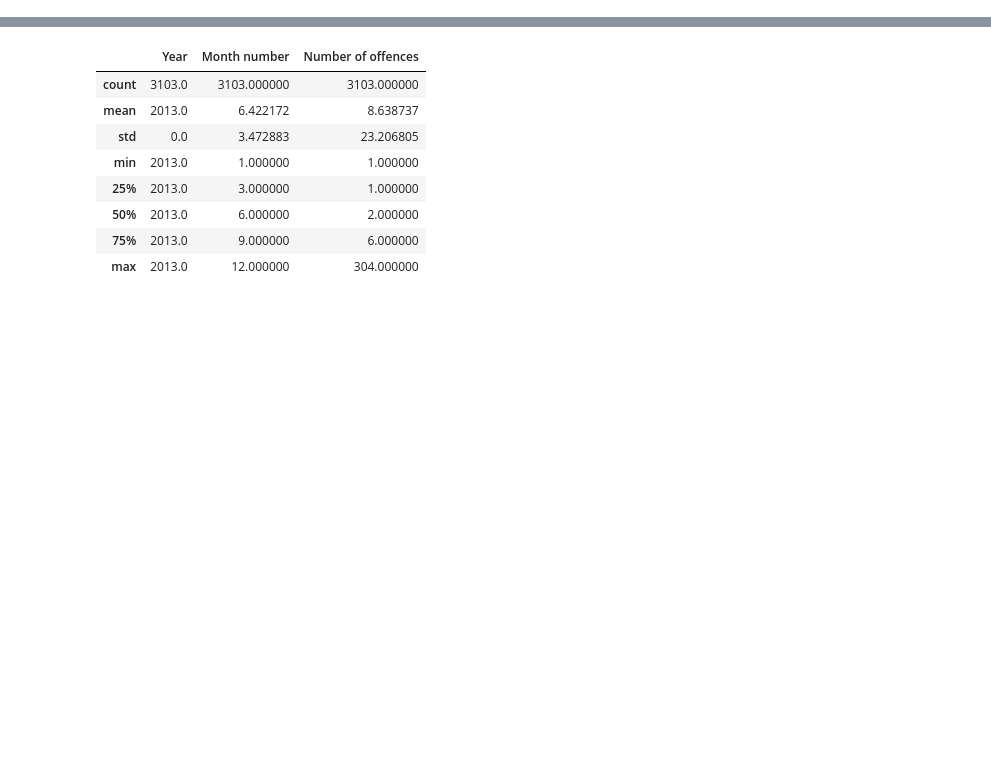
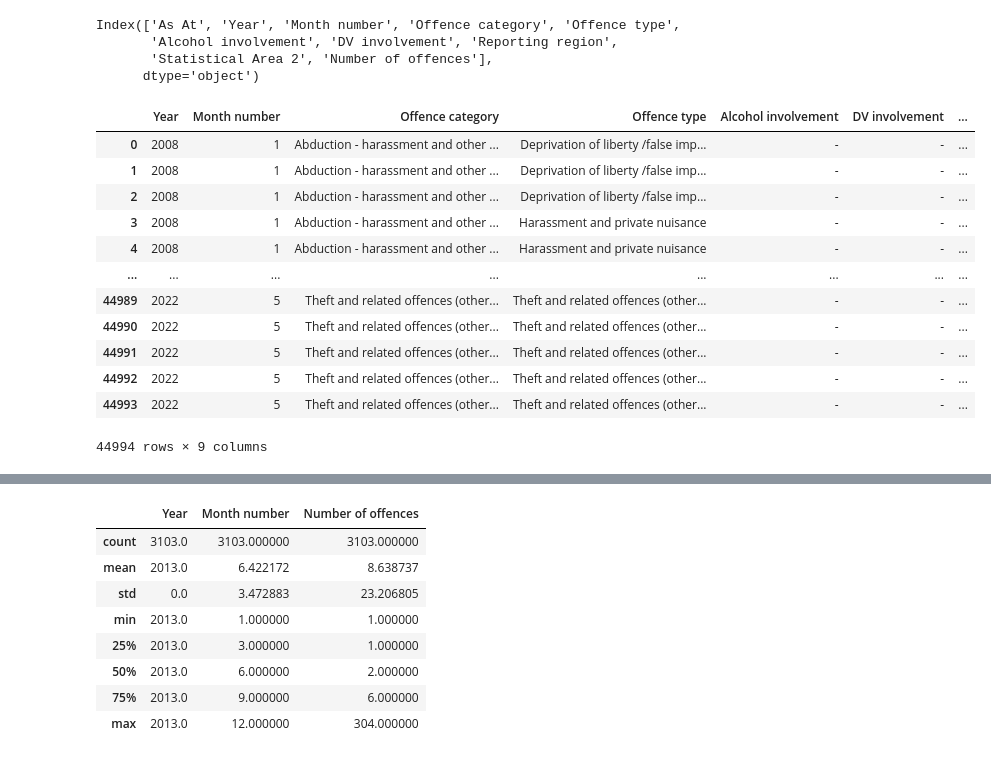
Before and after one commit to ShantiRoseCodes/solo_project, a Jupyter notebook: Domestic Violence.ipynb, the cells around one changed output, grey strips where cells are left out. Cells and saved outputs as stored; diff of their text form; code cells hidden in the pictures; blank space fills up the shorter version.

Commit message:
Crime trends based on number of offences.

```diff
--- a/Domestic Violence.ipynb
+++ b/Domestic Violence.ipynb
@@ -37,4 +38,26 @@ nt_df = pd.read_csv('nt_crime_statistics_may_2022.csv')
 # might use Southern Australia data for comparison
 sa_df = pd.read_csv('2013-14-data_sa_crime.csv')
+# %%
+nt_df.keys()
+# %% [output]
+Index(['As At', 'Year', 'Month number', 'Offence category', 'Offence type',
+       'Alcohol involvement', 'DV involvement', 'Reporting region',
+       'Statistical Area 2', 'Number of offences'],
+      dtype='object')
 # %%
 nt_df.columns = [colname.strip() for colname in nt_df.columns]
+nt_df.drop('As At', axis = 1)
+# %% [output]
+|  | Year | Month number | Offence category | Offence type | Alcohol involvement | DV involvement | ... |
+| 0 | 2008 | 1 | Abduction - harassment and other ... | Deprivation of liberty /false imp... | - | - | ... |
+| 1 | 2008 | 1 | Abduction - harassment and other ... | Deprivation of liberty /false imp... | - | - | ... |
+| 2 | 2008 | 1 | Abduction - harassment and other ... | Deprivation of liberty /false imp... | - | - | ... |
+| 3 | 2008 | 1 | Abduction - harassment and other ... | Harassment and private nuisance | - | - | ... |
+| 4 | 2008 | 1 | Abduction - harassment and other ... | Harassment and private nuisance | - | - | ... |
+| ... | ... | ... | ... | ... | ... | ... | ... |
+| 44989 | 2022 | 5 | Theft and related offences (other... | Theft and related offences (other... | - | - | ... |
+| 44990 | 2022 | 5 | Theft and related offences (other... | Theft and related offences (other... | - | - | ... |
+| 44991 | 2022 | 5 | Theft and related offences (other... | Theft and related offences (other... | - | - | ... |
+| 44992 | 2022 | 5 | Theft and related offences (other... | Theft and related offences (other... | - | - | ... |
+| 44993 | 2022 | 5 | Theft and related offences (other... | Theft and related offences (other... | - | - | ... |
+44994 rows × 9 columns
```
Also changed, not shown: parts of 16 cells of this notebook.
